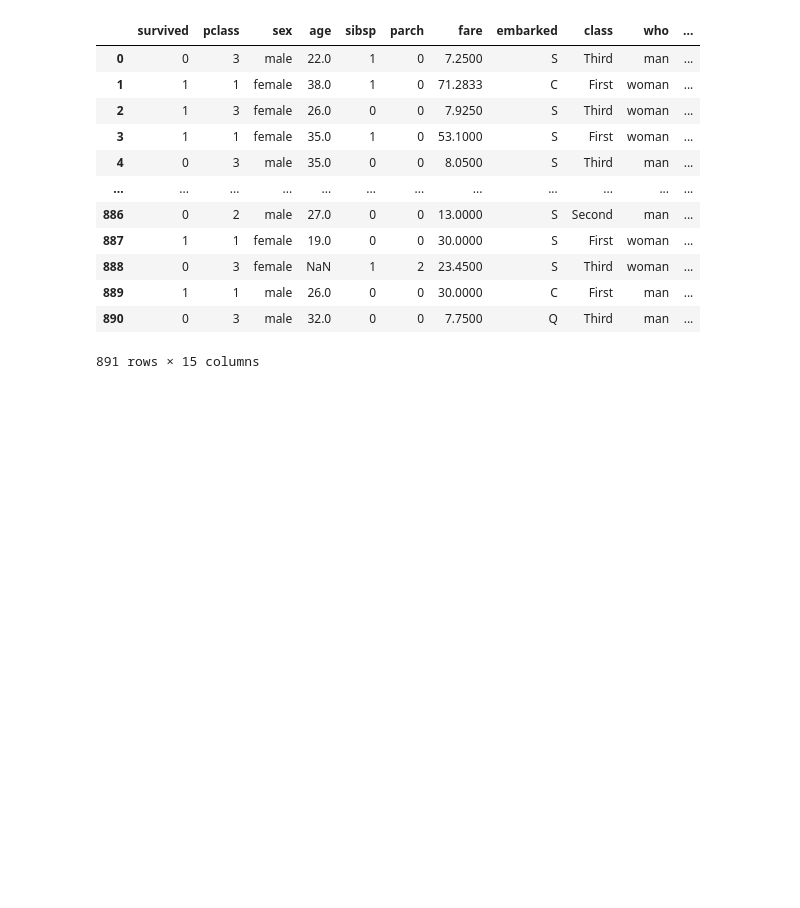
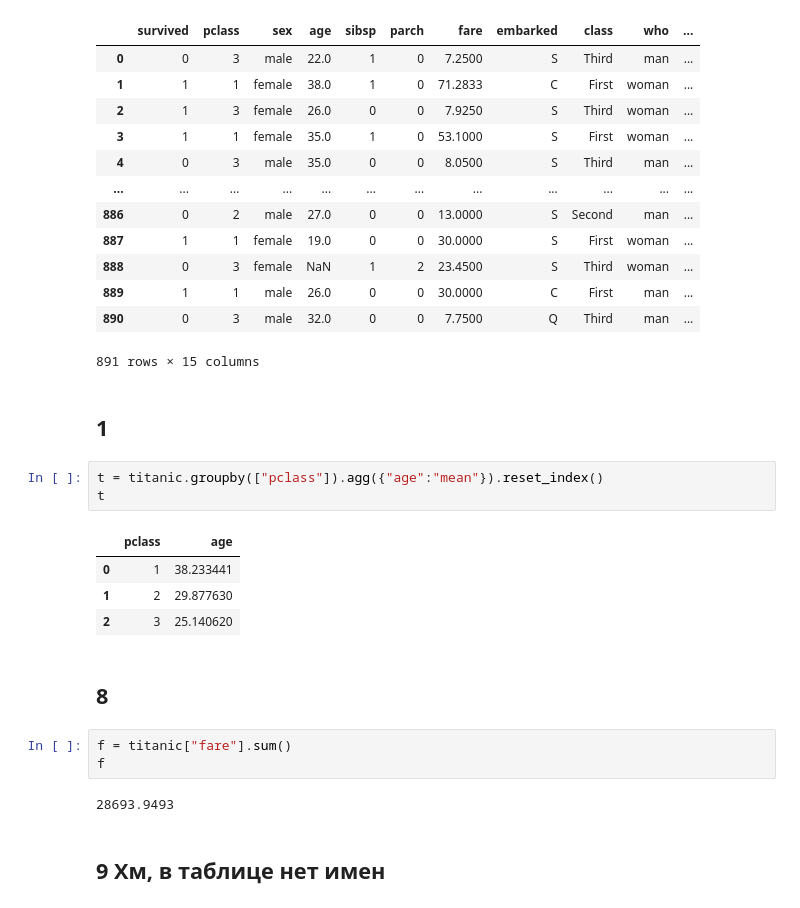
Before and after one commit to OhNoMyRook/python_22, a Jupyter notebook: Classwork-07/lpr2022_lab7.ipynb, the cells around one changed output. Drawn from its saved outputs; the diff is of its cells as text; blank space fills up the shorter version.

```diff
--- a/Classwork-07/lpr2022_lab7.ipynb
+++ b/Classwork-07/lpr2022_lab7.ipynb
@@ -208,3 +226,22 @@ titanic
 | 889 | 1 | 1 | male | 26.0 | 0 | 0 | 30.0000 | C | First | man | ... |
 | 890 | 0 | 3 | male | 32.0 | 0 | 0 | 7.7500 | Q | Third | man | ... |
 891 rows × 15 columns
+# %% [markdown]
+## 1
+# %%
+t = titanic.groupby(["pclass"]).agg({"age":"mean"}).reset_index()
+t
+# %% [output]
+|  | pclass | age |
+| 0 | 1 | 38.233441 |
+| 1 | 2 | 29.877630 |
+| 2 | 3 | 25.140620 |
+# %% [markdown]
+## 8
+# %%
+f = titanic["fare"].sum()
+f
+# %% [output]
+28693.9493
+# %% [markdown]
+## 9 Хм, в таблице нет имен
```
Also changed, not shown: parts of 4 cells of this notebook.
